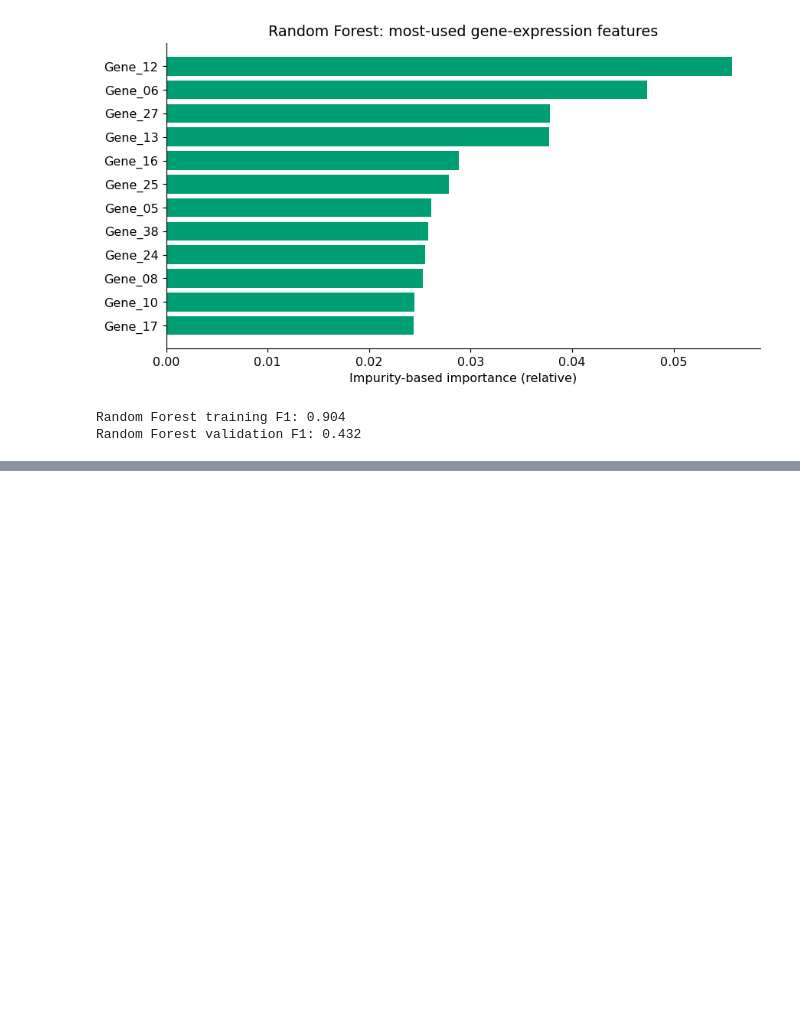
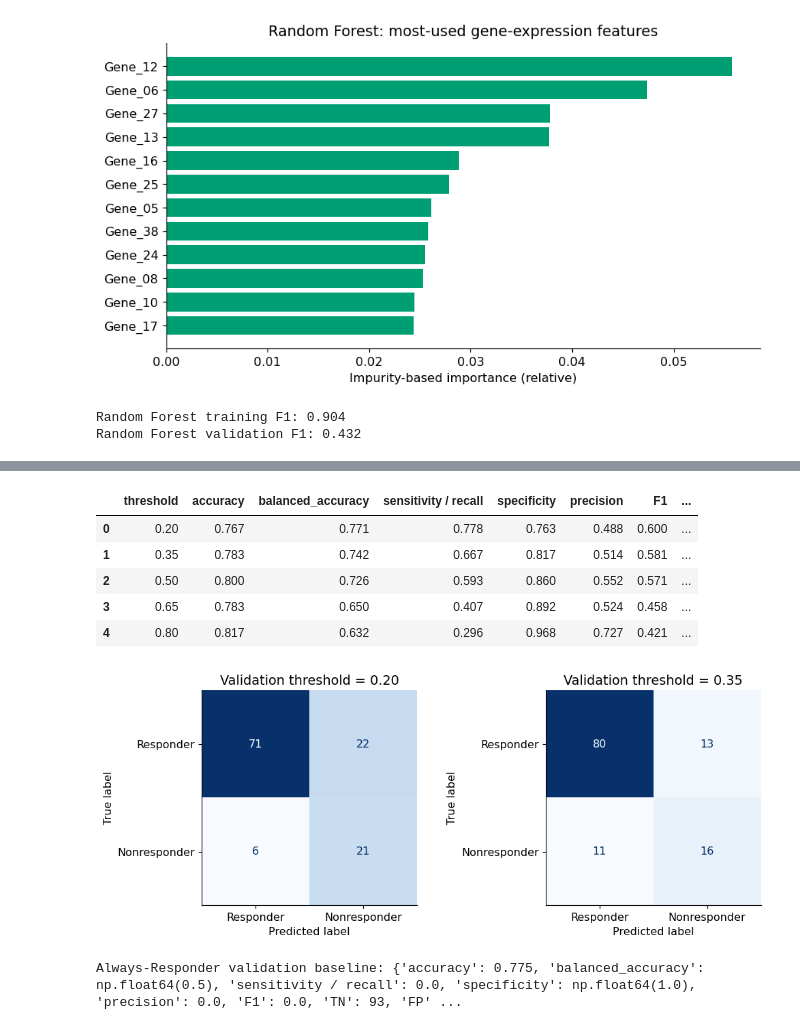
Before and after one commit to Madz2681/beginning-bioinformatics, a Jupyter notebook: Module10_Classifiers_Responder_vs_Nonresponder.ipynb, the cells around one changed output, grey strips where cells are left out. Cells and saved outputs as stored; diff of their text form; code cells hidden in the pictures; blank space fills up the shorter version.

```diff
--- a/Module10_Classifiers_Responder_vs_Nonresponder.ipynb
+++ b/Module10_Classifiers_Responder_vs_Nonresponder.ipynb
@@ -522,0 +566,30 @@ Random Forest validation F1: 0.432
+# %%
+cv=StratifiedKFold(n_splits=5,shuffle=True,random_state=SEED)
+models={
+ 'Logistic regression':Pipeline([('scale',StandardScaler()),
+                                  ('clf',LogisticRegression(max_iter=2500,random_state=SEED))]),
+ 'RBF SVM':Pipeline([('scale',StandardScaler()),
+                      ('clf',SVC(kernel='rbf',probability=True,random_state=SEED))]),
+ 'Random Forest':Pipeline([('clf',RandomForestClassifier(random_state=SEED,n_jobs=1))])
+}
+parameter_grids={
+ 'Logistic regression':{'clf__C':[.1,1,10]},
+ 'RBF SVM':{'clf__C':[.1,1,10],'clf__gamma':[.001,'scale',.1]},
+ 'Random Forest':{'clf__n_estimators':[100,200],'clf__min_samples_leaf':[2,6]}
+}
+
+searches={}; cv_rows=[]
+for name,pipe in models.items():
+    grid=GridSearchCV(pipe,parameter_grids[name],scoring='average_precision',
+                      cv=cv,n_jobs=1,refit=True)
+    grid.fit(X_train,y_train) # scaler is fitted anew *inside each fold*.
+    searches[name]=grid
+    cv_rows.append({'Classifier':name,'Mean CV AP':grid.best_score_,
+                    'Best hyperparameters':str(grid.best_params_)})
+cv_table=pd.DataFrame(cv_rows).sort_values('Mean CV AP',ascending=False).reset_index(drop=True)
+display(cv_table.round(3))
+chosen_name=cv_table.iloc[0]['Classifier']
+chosen_model=searches[chosen_name].best_estimator_
+print('Selected by TRAIN-only cross-validated average precision:',chosen_name)
+print('Training-only fitted model:',chosen_model)
+cv_table.to_csv(OUT/'cv_model_selection.csv',index=False)
@@ -522,0 +659,23 @@ Random Forest validation F1: 0.432
+# %%
+val_prob=chosen_model.predict_proba(X_val)[:,1]
+THRESHOLDS=[.20,.35,.50,.65,.80]
+metrics_by_threshold=pd.DataFrame([
+    {'threshold':t,**metrics(y_val,(val_prob>=t).astype(int))}
+    for t in THRESHOLDS])
+display(metrics_by_threshold.round(3))
+
+fig,axs=plt.subplots(1,2,figsize=(10,4))
+show_cm(axs[0],y_val,(val_prob>=.20).astype(int),'Validation threshold = 0.20')
+show_cm(axs[1],y_val,(val_prob>=.50).astype(int),'Validation threshold = 0.35')
+finish('07_confusion_matrices')
+
+print('Always-Responder validation baseline:',metrics(y_val,np.zeros_like(y_val)))
+# %% [output]
+|  | threshold | accuracy | balanced_accuracy | sensitivity / recall | specificity | precision | F1 | ... |
+| 0 | 0.20 | 0.767 | 0.771 | 0.778 | 0.763 | 0.488 | 0.600 | ... |
+| 1 | 0.35 | 0.783 | 0.742 | 0.667 | 0.817 | 0.514 | 0.581 | ... |
+| 2 | 0.50 | 0.800 | 0.726 | 0.593 | 0.860 | 0.552 | 0.571 | ... |
+| 3 | 0.65 | 0.783 | 0.650 | 0.407 | 0.892 | 0.524 | 0.458 | ... |
+| 4 | 0.80 | 0.817 | 0.632 | 0.296 | 0.968 | 0.727 | 0.421 | ... |
+[figure, added]
+Always-Responder validation baseline: {'accuracy': 0.775, 'balanced_accuracy': np.float64(0.5), 'sensitivity / recall': 0.0, 'specificity': np.float64(1.0), 'precision': 0.0, 'F1': 0.0, 'TN': 93, 'FP' ...
```
Also changed, not shown: parts of 27 cells of this notebook.
